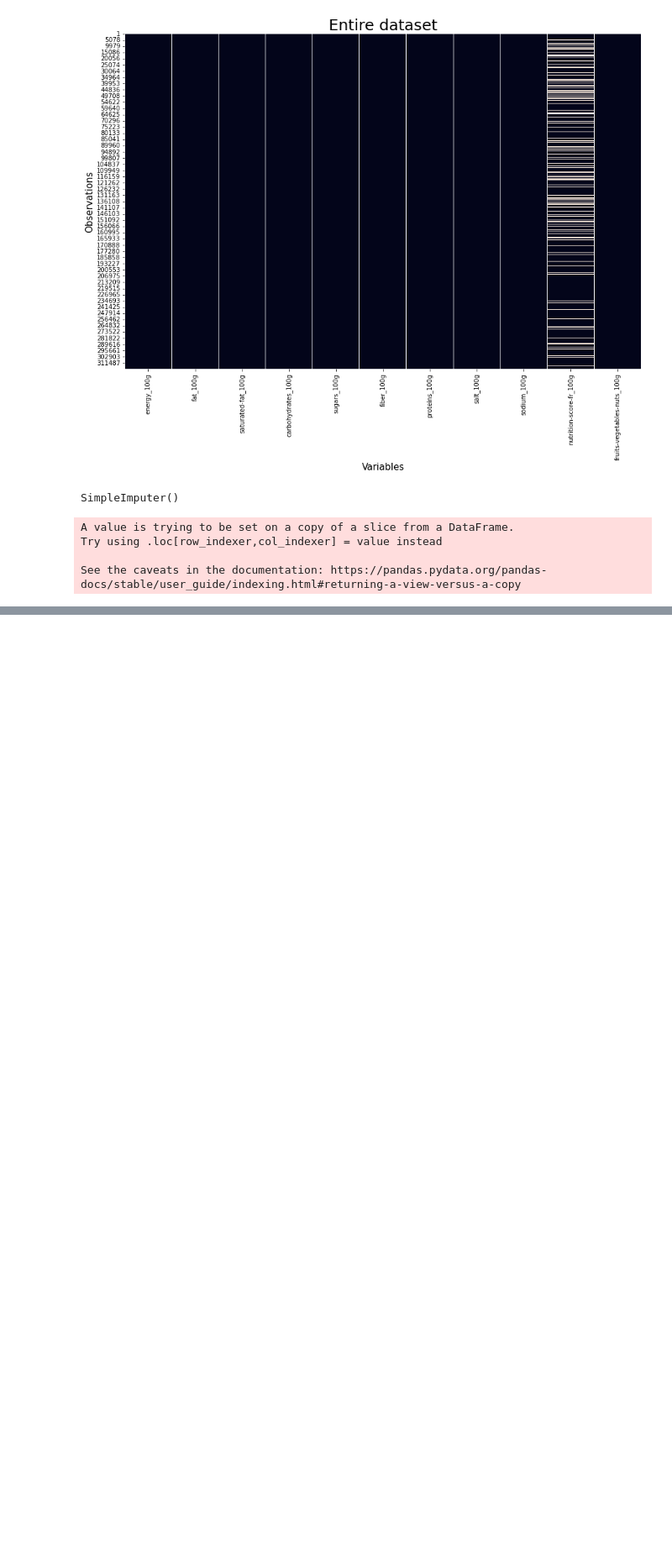
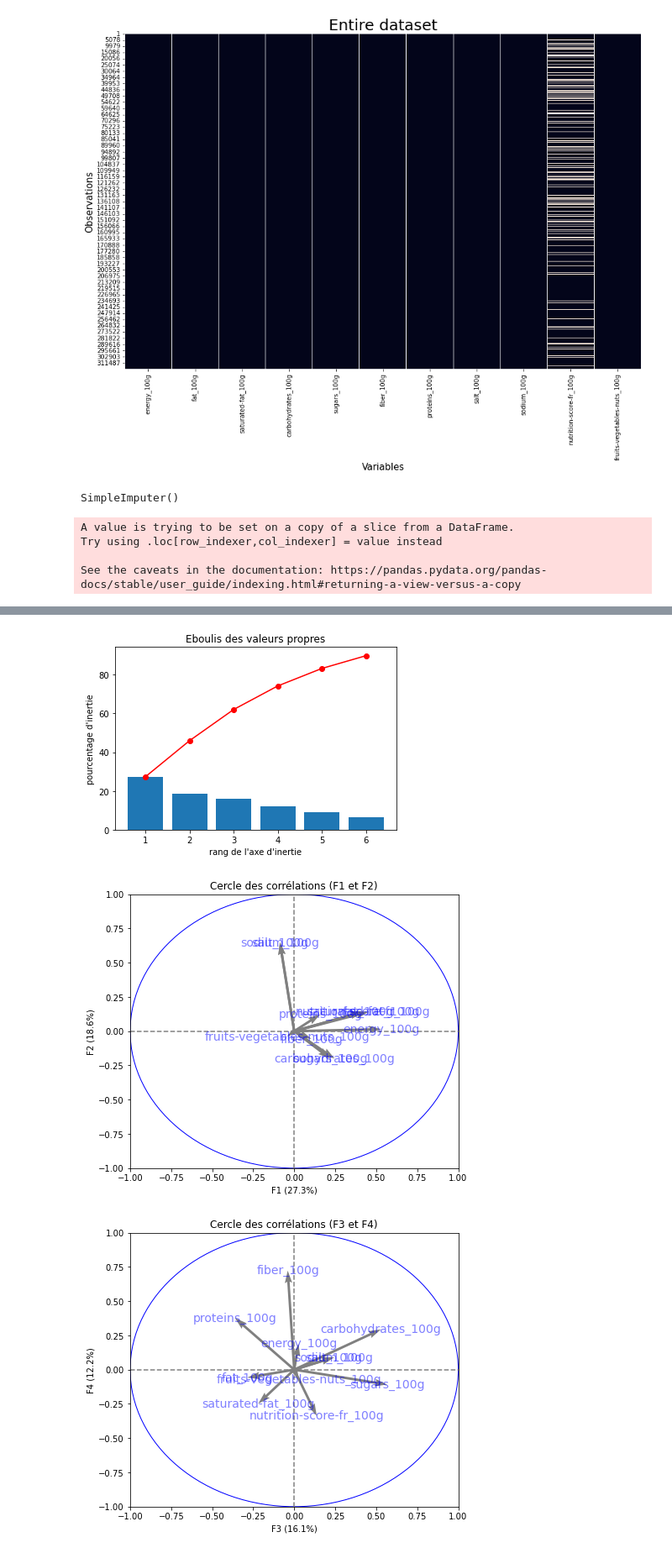
Before and after one commit to mbartcus/OC-projects, a Jupyter notebook: oc_3/P3_01_notebook.ipynb, the cells around one changed output, grey strips where cells are left out. Shown at 84% size. Cells and saved outputs as stored; diff of their text form; code cells hidden in the pictures; blank space fills up the shorter version.

```diff
--- a/oc_3/P3_01_notebook.ipynb
+++ b/oc_3/P3_01_notebook.ipynb
@@ -824,3 +824,8 @@ n_comp = 6
 # Calcul des composantes principales
 pca = decomposition.PCA(n_components=n_comp)
 pca.fit(X_scaled)
+
+X_projected = pca.fit_transform(X_scaled)
+
+
+pd.DataFrame(X_projected, index = df_pca.index, columns = ['F{0}'.format(i) for i in range(n_comp)])
@@ -827,13 +847,11 @@ pca.fit(X_scaled)
 # %%
 # Eboulis des valeurs propres
 display_scree_plot(pca)
 
 # Cercle des corrélations
 pcs = pca.components_
 display_circles(pcs, n_comp, pca, [(0,1),(2,3),(4,5)], labels = np.array(features))
-
-# Projection des individus
-X_projected = pca.transform(X_scaled)
-display_factorial_planes(X_projected, n_comp, pca, [(0,1),(2,3),(4,5)], labels = np.array(names))
-
-plt.show()
+# %% [output]
+[figure, added]
+[figure, added]
+[figure, added]
```
Also changed, not shown: parts of 3 cells of this notebook.
